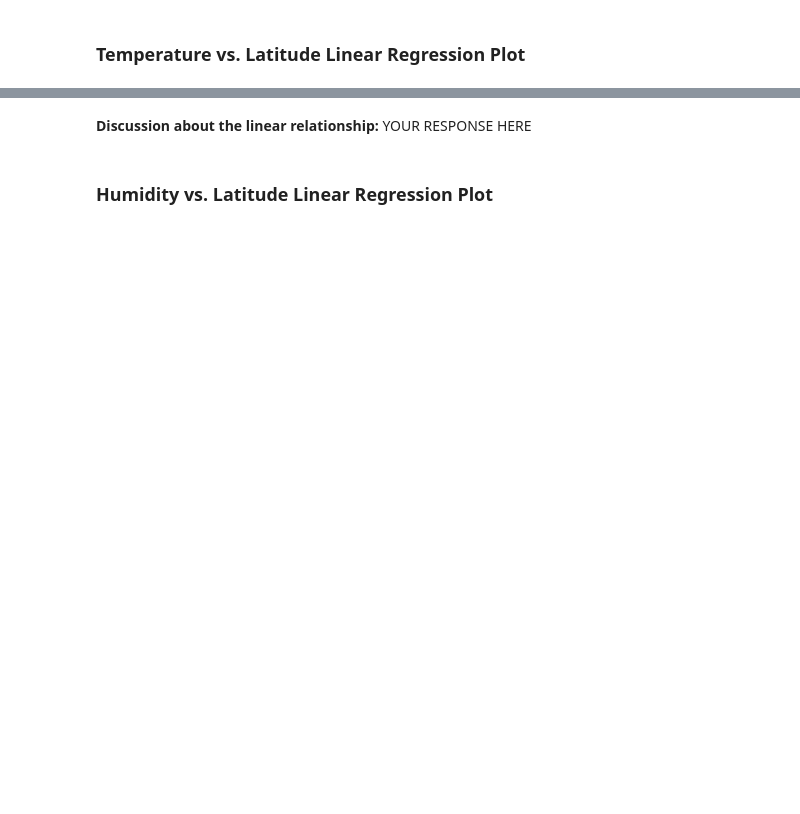
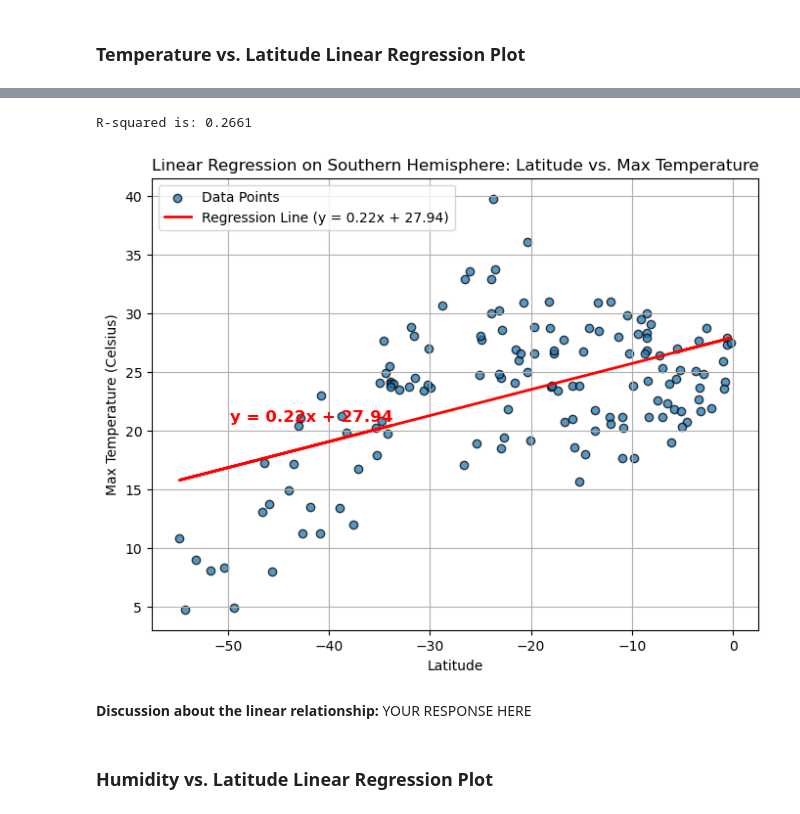
Before and after one commit to dbrindle6/python_api_challenge, a Jupyter notebook: WeatherPy/WeatherPy.ipynb, the cells around one changed output, grey strips where cells are left out. Cells and saved outputs as stored; diff of their text form; code cells hidden in the pictures; blank space fills up the shorter version.

```diff
--- a/WeatherPy/WeatherPy.ipynb
+++ b/WeatherPy/WeatherPy.ipynb
@@ -413,3 +410,13 @@ The r^2-value is: 0.6720220238897325
+# %%
+# Linear regression on Southern Hemisphere
+plot_linear_regression(southern_hemi_df["Lat"],
+                       southern_hemi_df["Max Temp"],
+                       "Latitude",
+                       "Max Temperature (Celsius)",
+                       "Linear Regression on Southern Hemisphere: Latitude vs. Max Temperature")
+# %% [output]
+R-squared is: 0.2661
+[figure, added]
 # %% [markdown]
 **Discussion about the linear relationship:** YOUR RESPONSE HERE
 # %% [markdown]
```
Also changed, not shown: parts of 28 cells of this notebook, 5 other files.
